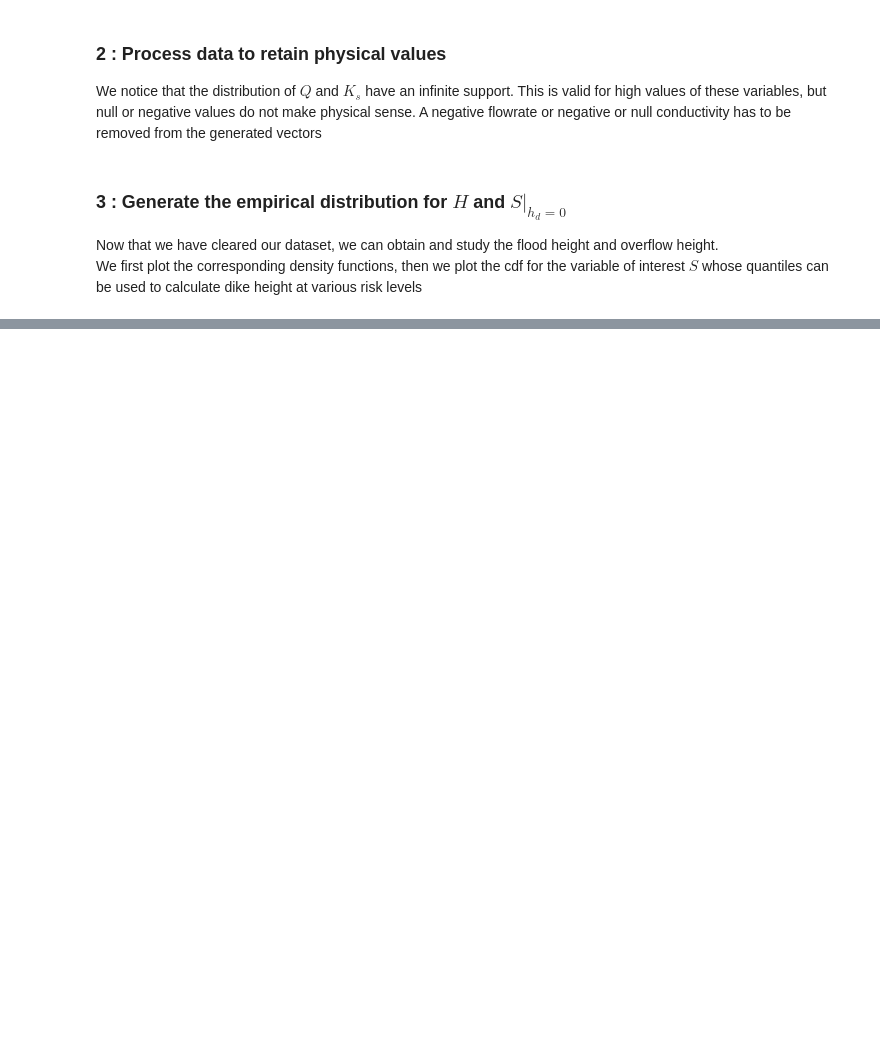
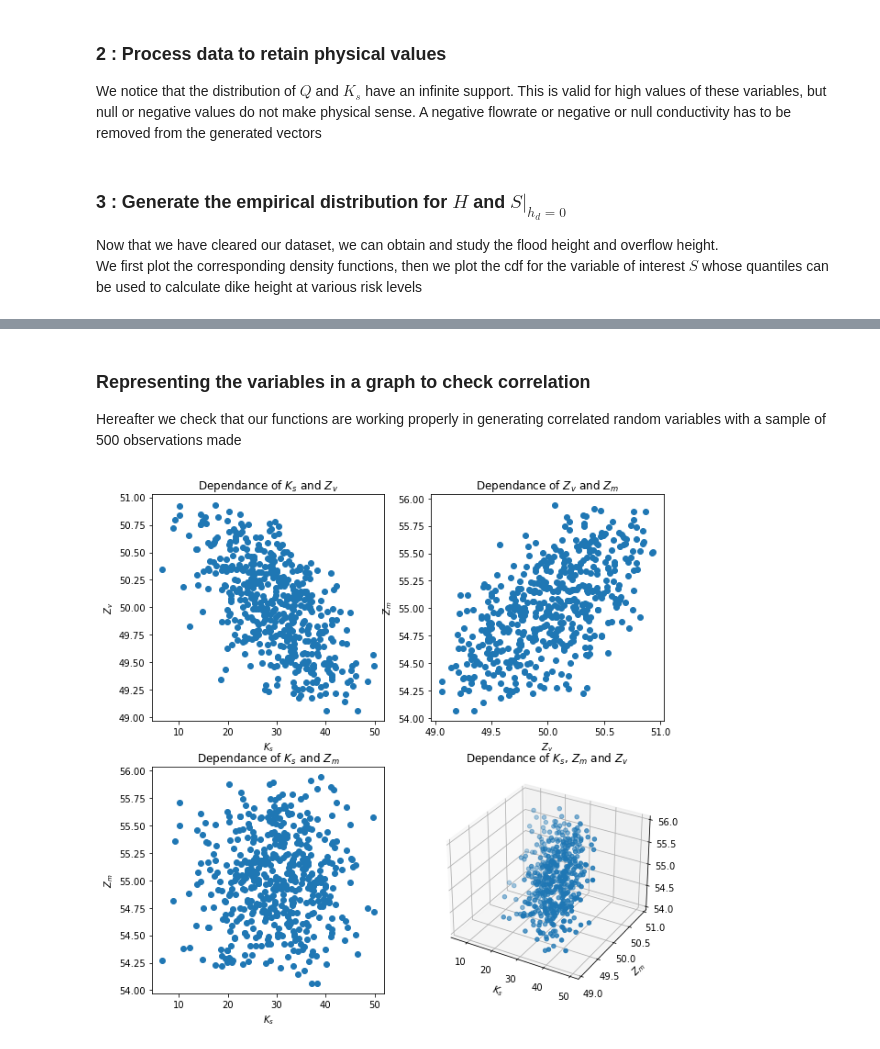
Before and after one commit to Stbn-antier/ST4-EI-EDF, a Jupyter notebook: notebook.ipynb, the cells around one changed output, grey strips where cells are left out. Drawn from its saved outputs; the diff is of its cells as text; code cells hidden in the pictures; blank space fills up the shorter version.

Commit message:
Added intercorrelated scenarios for part 2

```diff
--- a/notebook.ipynb
+++ b/notebook.ipynb
@@ -131,0 +143,6 @@ Maximum height :  15.443416174359385
+# %%
+# A scenario consists of the 3 correlation coefficients
+# In order : r_Ks_Zv, r_Zv_Zm, r_Ks_Zm
+
+scenario1 = [-0.6, 0.6, 0]
+scenario2 = [-0.3, 0.66, -0.5]
@@ -131,0 +199,40 @@ Maximum height :  15.443416174359385
+# %% [markdown]
+### Representing the variables in a graph to check correlation
+
+Hereafter we check that our functions are working properly in generating correlated random variables with a sample of 500 observations made
+# %%
+sigma = cov_mat(scenario1)
+observations = generate_gaussian_vector(sigma, 500)
+
+Ks1_vec = get_Ks(observations[0], exp_K, std_K)
+Zv1_vec = get_Z(observations[1], exp_Zv, hr_Zv)
+Zm1_vec = get_Z(observations[2], exp_Zm, hr_Zm)
+
+fig = plt.figure(figsize=(10., 10.))
+ax = fig.add_subplot(2, 2, 1)
+ax.scatter(Ks1_vec, Zv1_vec)
+ax.set_title(r"Dependance of $K_s$ and $Z_v$")
+ax.set_xlabel(r"$K_s$")
+ax.set_ylabel(r"$Z_v$")
+
+ax = fig.add_subplot(2, 2, 2)
+ax.scatter(Zv1_vec, Zm1_vec)
+ax.set_title(r"Dependance of $Z_v$ and $Z_m$")
+ax.set_xlabel(r"$Z_v$")
+ax.set_ylabel(r"$Z_m$")
+
+ax = fig.add_subplot(2, 2, 3)
+ax.scatter(Ks1_vec, Zm1_vec)
+ax.set_title(r"Dependance of $K_s$ and $Z_m$")
+ax.set_xlabel(r"$K_s$")
+ax.set_ylabel(r"$Z_m$")
+
+ax = fig.add_subplot(2, 2, 4, projection="3d")
+ax.scatter(Ks1_vec, Zv1_vec, Zm1_vec)
+ax.set_title(r"Dependance of $K_s$, $Z_m$ and $Z_v$")
+ax.set_xlabel(r"$K_s$")
+ax.set_ylabel(r"$Z_v$")
+ax.set_ylabel(r"$Z_m$")
+plt.show()
+# %% [output]
+[figure, added]
```
Also changed, not shown: parts of 14 cells of this notebook.
